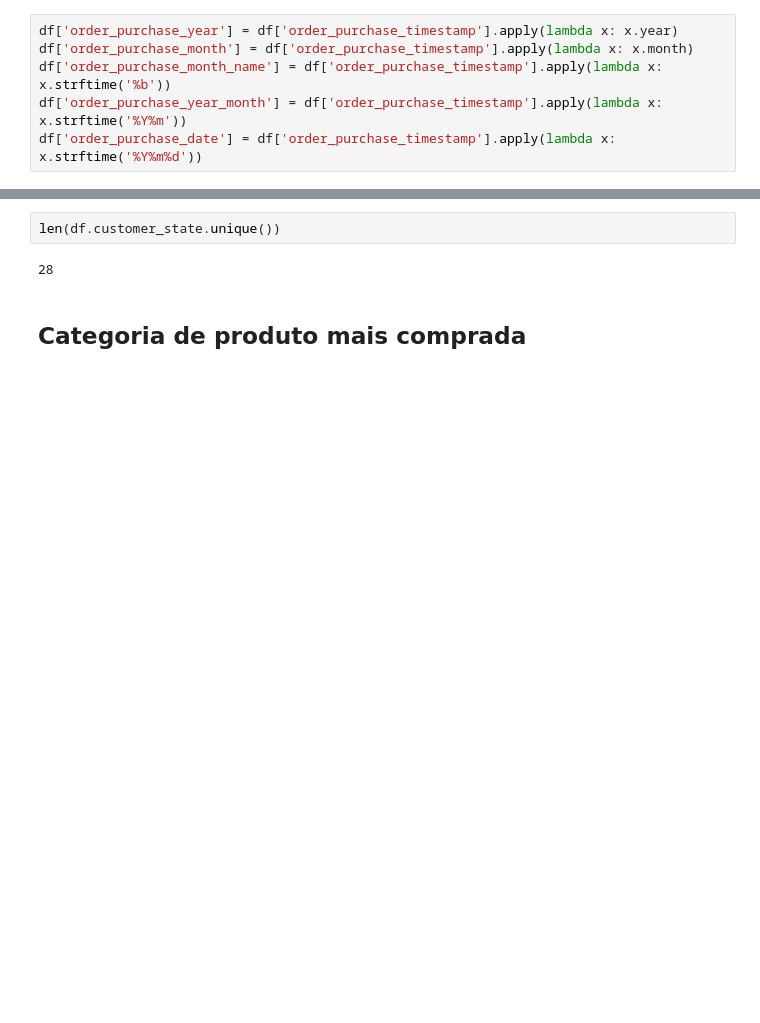
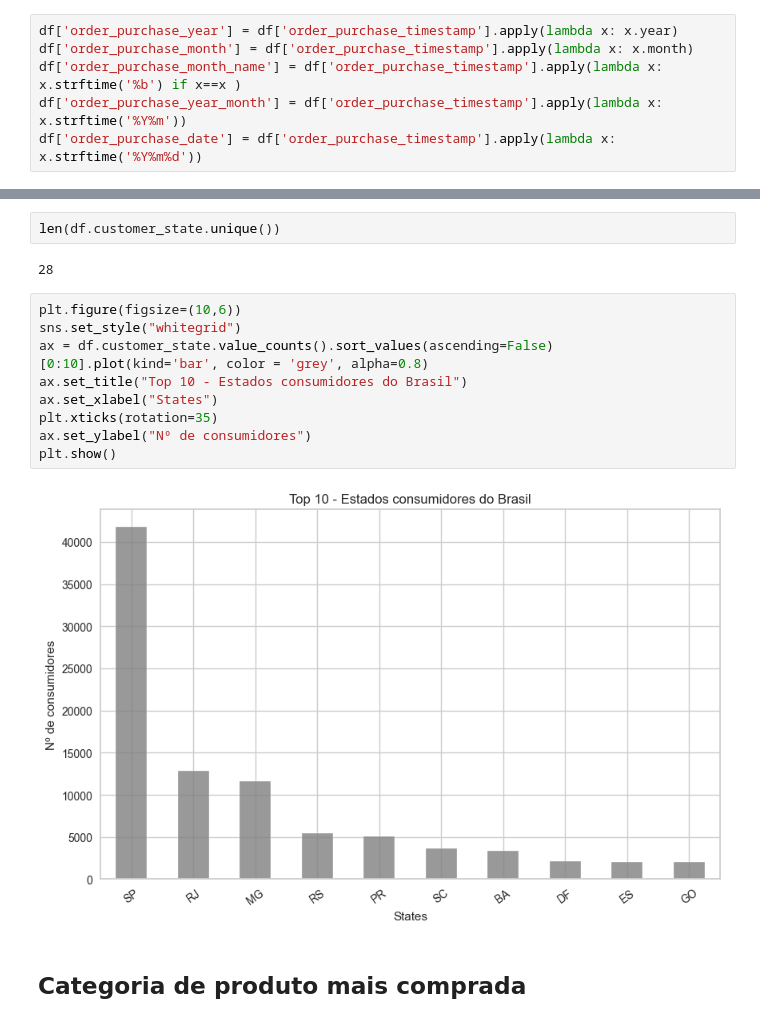
Before and after one commit to claudiagarcia0204/Projeto-Final---Olist, a Jupyter notebook: Pasta Claudia.ipynb, the cells around one changed output, grey strips where cells are left out. Saved outputs shown, nothing was run; the diff lists cells and outputs as text; blank space fills up the shorter version.

```diff
--- a/Pasta Claudia.ipynb
+++ b/Pasta Claudia.ipynb
@@ -266,7 +270,7 @@ Name: order_purchase_timestamp, dtype: object
 # %%
 df['order_purchase_year'] = df['order_purchase_timestamp'].apply(lambda x: x.year)
 df['order_purchase_month'] = df['order_purchase_timestamp'].apply(lambda x: x.month)
-df['order_purchase_month_name'] = df['order_purchase_timestamp'].apply(lambda x: x.strftime('%b'))
+df['order_purchase_month_name'] = df['order_purchase_timestamp'].apply(lambda x: x.strftime('%b') if x==x )
 df['order_purchase_year_month'] = df['order_purchase_timestamp'].apply(lambda x: x.strftime('%Y%m'))
 df['order_purchase_date'] = df['order_purchase_timestamp'].apply(lambda x: x.strftime('%Y%m%d'))
 # %% [output]
@@ -307,6 +311,17 @@ array(['SP', 'SC', 'MG', 'PR', 'RJ', 'RS', 'PA', 'GO', 'ES', 'BA', 'MA',
 len(df.customer_state.unique())
 # %% [output]
 28
+# %%
+plt.figure(figsize=(10,6))
+sns.set_style("whitegrid")
+ax = df.customer_state.value_counts().sort_values(ascending=False)[0:10].plot(kind='bar', color = 'grey', alpha=0.8)
+ax.set_title("Top 10 - Estados consumidores do Brasil")
+ax.set_xlabel("States")
+plt.xticks(rotation=35)
+ax.set_ylabel("Nº de consumidores")
+plt.show()
+# %% [output]
+[figure, added]
 # %% [markdown]
 ## Categoria de produto mais comprada
 # %% [markdown]
```
Also changed, not shown: parts of 1 cell of this notebook.
